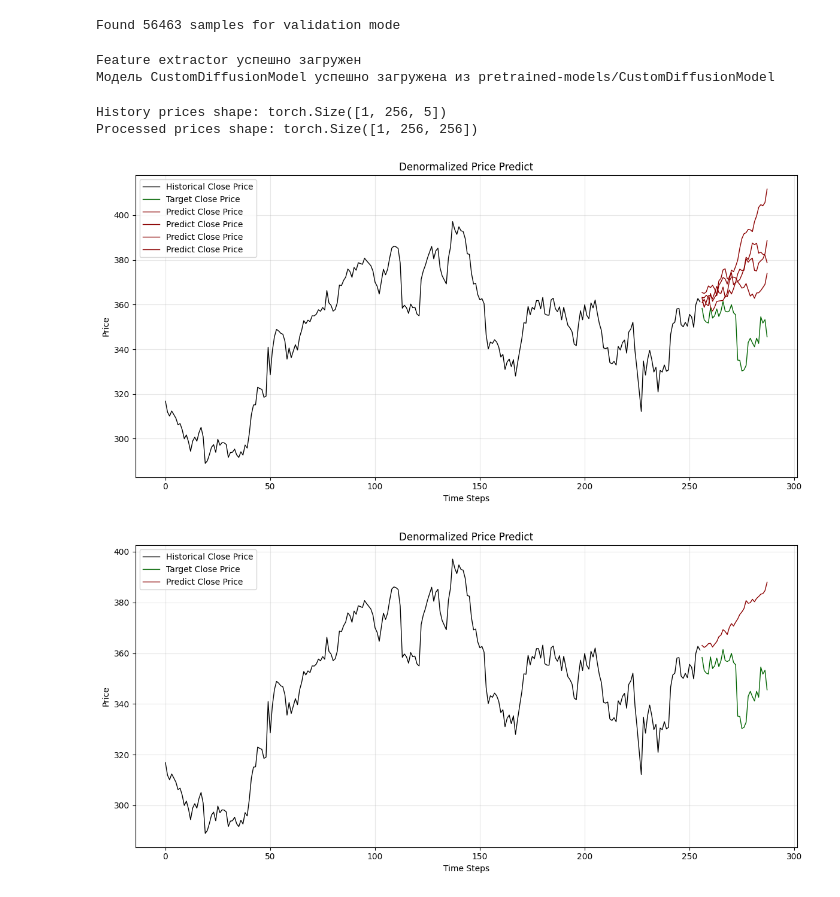
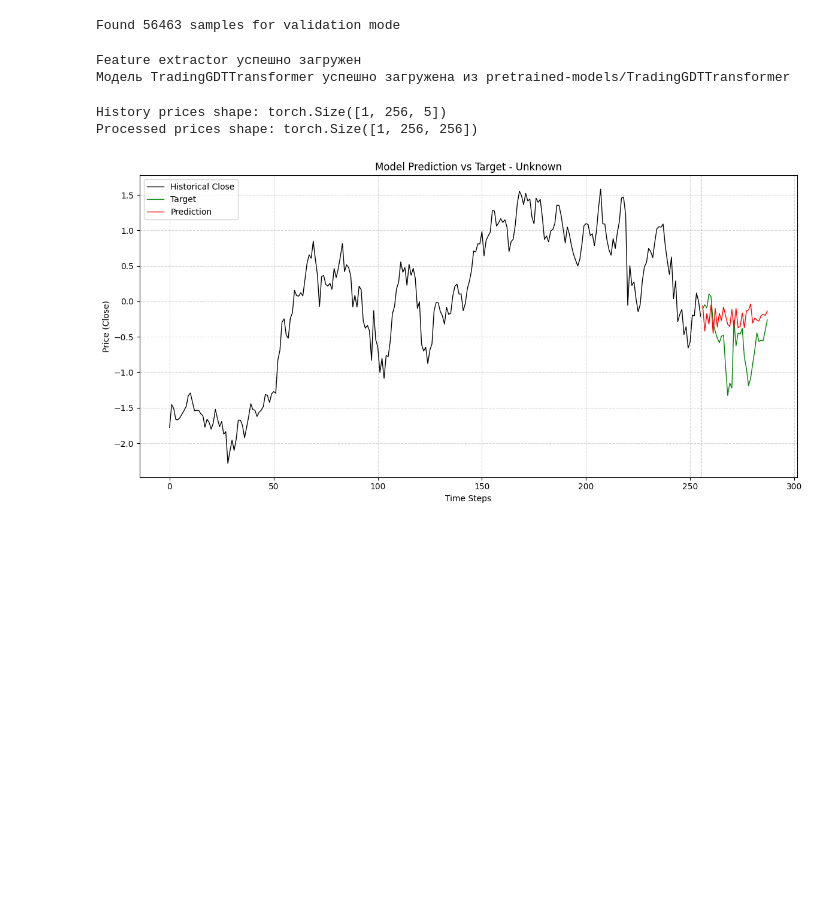
Before and after one commit to GrafikXxxxxxxYyyyyyyyyyy/TradingDiffusion, a Jupyter notebook: inference.ipynb, the cells around one changed output. Drawn from its saved outputs; the diff is of its cells as text; code cells hidden in the pictures; blank space fills up the shorter version.

```diff
--- a/inference.ipynb
+++ b/inference.ipynb
@@ -1,7 +1,7 @@
 # %%
 from src.utils.dataset import TradingDataset, TradingNormalizer
 
-normalizer = TradingNormalizer(method='log_returns', history_len=256)
+normalizer = TradingNormalizer(method='z-score', history_len=256)
 
 dataset = TradingDataset(
     data_path='data/',
@@ -15,32 +15,32 @@ Found 56463 samples for validation mode
 # %%
 from models.diffusion_model import TradingGDTModel
 
-model = TradingGDTModel.from_pretrained('pretrained-models/CustomDiffusionModel', device='mps')
+model = TradingGDTModel.from_pretrained('pretrained-models/TradingGDTTransformer', device='mps')
+# model = TradingGDTModel.from_pretrained('pretrained-models/CustomDiffusionModel', device='mps')
 # %% [output]
 Feature extractor успешно загружен
-Модель CustomDiffusionModel успешно загружена из pretrained-models/CustomDiffusionModel
+Модель TradingGDTTransformer успешно загружена из pretrained-models/TradingGDTTransformer
 # %%
 import torch
 from src.utils.visualization import plot_model_prediction, plot_model_prediction_denormalized
 from pipelines.inference_pipeline import TradingGDTPipeline
 
 pipe = TradingGDTPipeline(device='mps')
 
 idx = torch.randint(0, len(dataset), (1,)).item()
 sample = dataset[idx]
 
 predict = pipe(
     model,
     history_prices=sample['history'],
     num_inference_steps=50,
     batch_size=4
 )
 
-plot_model_prediction_denormalized(sample['history'], sample['target'], sample['stats'], predict)
-plot_model_prediction_denormalized(sample['history'], sample['target'], sample['stats'], predict.mean(dim=0, keepdim=True))
-# plot_model_prediction(sample['history'], sample['target'], predict)
+# plot_model_prediction_denormalized(sample['history'], sample['target'], sample['stats'], predict)
+# plot_model_prediction_denormalized(sample['history'], sample['target'], sample['stats'], predict.mean(dim=0, keepdim=True))
+plot_model_prediction(sample['history'], sample['target'], predict)
 # %% [output]
 History prices shape: torch.Size([1, 256, 5])
 Processed prices shape: torch.Size([1, 256, 256])
-[figure, old version]
+[figure, new version]
-[figure, removed]
```
Also changed, not shown: 4 other files.
